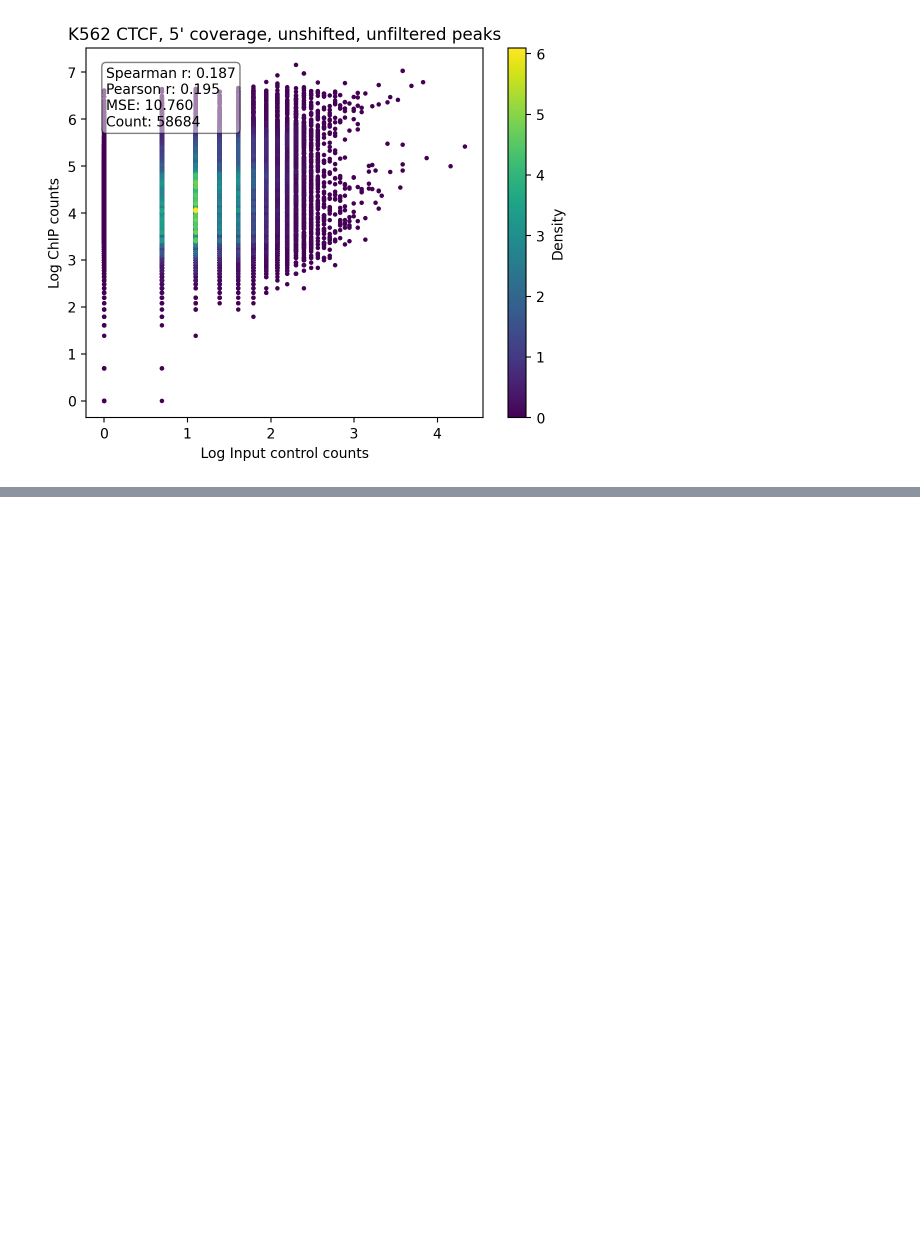
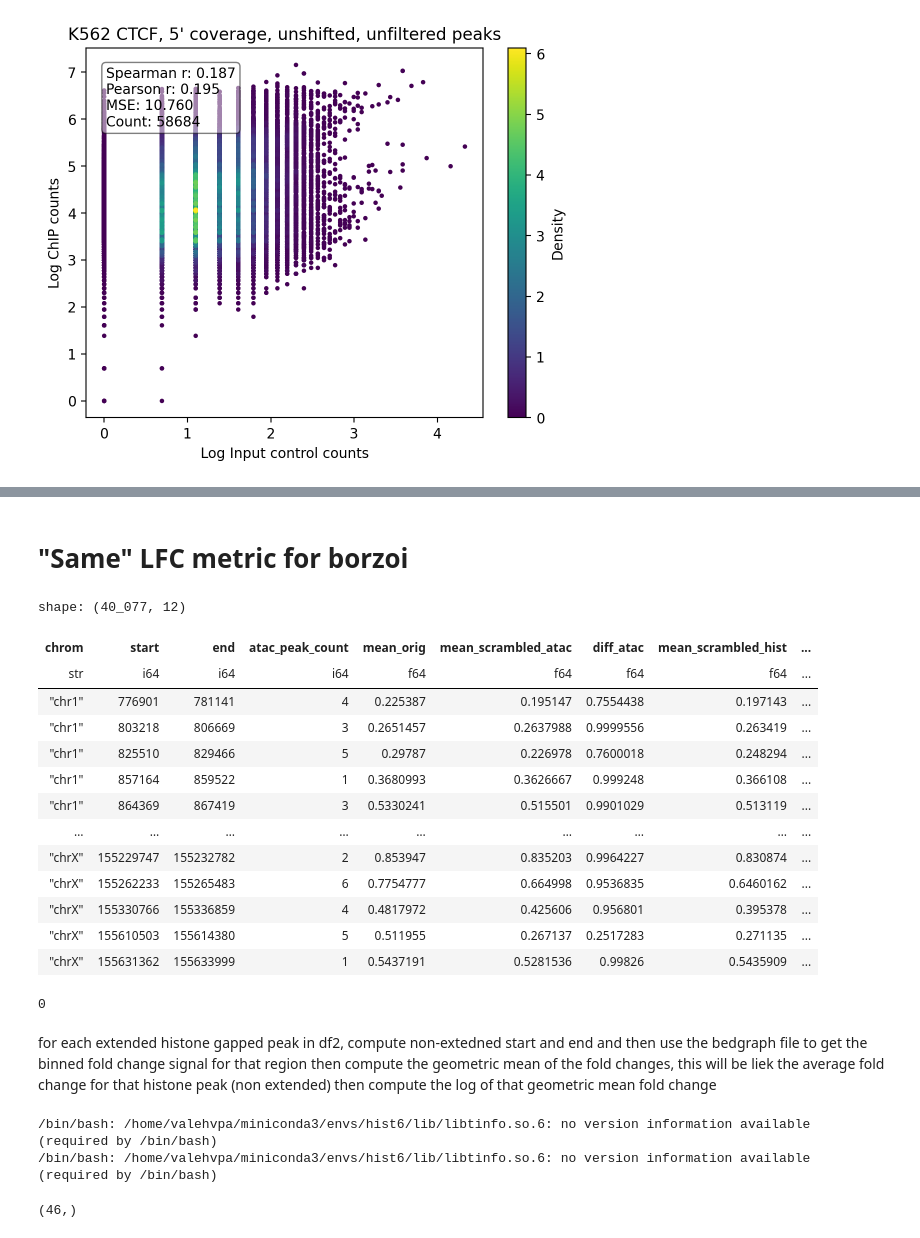
Before and after one commit to kundajelab/histobpnet, a Jupyter notebook: experiments/valeh/notebooks/1_19_2026.ipynb, the cells around one changed output, grey strips where cells are left out. Cells and saved outputs as stored; diff of their text form; code cells hidden in the pictures; blank space fills up the shorter version.

```diff
--- a/experiments/valeh/notebooks/1_19_2026.ipynb
+++ b/experiments/valeh/notebooks/1_19_2026.ipynb
@@ -169,0 +794,46 @@ plt.show()
+# %% [markdown]
+# "Same" LFC metric for borzoi
+# %%
+p = "/large_storage/goodarzilab/valehvpa/data/projects/scCisTrans/for_borzoi/histone/peak_scramble/peak_scramble_py/temp_saved_7/df2_s.pkl"
+pbedg = "/large_storage/goodarzilab/valehvpa/data/projects/scCisTrans/for_borzoi/histone/peak_scramble/peak_scramble_py/temp_saved_7/orig_output_untransformed_sorted.bedgraph"
+
+# read pkl
+import pickle
+df2_s = pickle.load(open(p, "rb"))
+df2 = df2_s["20251103_121542"]
+df2
+
+# df2 contains extended histone gapped peak coordinates
+# %% [output]
+shape: (40_077, 12)
+| chrom | start | end | atac_peak_count | mean_orig | mean_scrambled_atac | diff_atac | mean_scrambled_hist | ... |
+| str | i64 | i64 | i64 | f64 | f64 | f64 | f64 | ... |
+| "chr1" | 776901 | 781141 | 4 | 0.225387 | 0.195147 | 0.7554438 | 0.197143 | ... |
+| "chr1" | 803218 | 806669 | 3 | 0.2651457 | 0.2637988 | 0.9999556 | 0.263419 | ... |
+| "chr1" | 825510 | 829466 | 5 | 0.29787 | 0.226978 | 0.7600018 | 0.248294 | ... |
+| "chr1" | 857164 | 859522 | 1 | 0.3680993 | 0.3626667 | 0.999248 | 0.366108 | ... |
+| "chr1" | 864369 | 867419 | 3 | 0.5330241 | 0.515501 | 0.9901029 | 0.513119 | ... |
+| … | … | … | … | … | … | … | … | ... |
+| "chrX" | 155229747 | 155232782 | 2 | 0.853947 | 0.835203 | 0.9964227 | 0.830874 | ... |
+| "chrX" | 155262233 | 155265483 | 6 | 0.7754777 | 0.664998 | 0.9536835 | 0.6460162 | ... |
+| "chrX" | 155330766 | 155336859 | 4 | 0.4817972 | 0.425606 | 0.956801 | 0.395378 | ... |
+| "chrX" | 155610503 | 155614380 | 5 | 0.511955 | 0.267137 | 0.2517283 | 0.271135 | ... |
+| "chrX" | 155631362 | 155633999 | 1 | 0.5437191 | 0.5281536 | 0.99826 | 0.5435909 | ... |
+# %%
+(df2["atac_peak_count"] == 0).sum()
+# %% [output]
+0
+# %% [markdown]
+for each extended histone gapped peak in df2, compute non-extedned start and end and then use the bedgraph file to get the binned fold change
+signal for that region
+then compute the geometric mean of the fold changes, this will be liek the average fold change for that histone peak (non extended)
+then compute the log of that geometric mean fold change
+# %%
+# bgzip compress
+!bgzip -c "/large_storage/goodarzilab/valehvpa/data/projects/scCisTrans/for_borzoi/histone/peak_scramble/peak_scramble_py/temp_saved_7/orig_output_untransformed_sorted.bedgraph" > "./temp_orig_output_untransformed_sorted.bedgraph.gz"
+
+# tabix index as BED-like intervals
+!tabix -p bed "./temp_orig_output_untransformed_sorted.bedgraph.gz"
+# %% [output]
+/bin/bash: /home/valehvpa/miniconda3/envs/hist6/lib/libtinfo.so.6: no version information available (required by /bin/bash)
+/bin/bash: /home/valehvpa/miniconda3/envs/hist6/lib/libtinfo.so.6: no version information available (required by /bin/bash)
@@ -169,0 +910,4 @@ plt.show()
+# %%
+vectors["chr1:803218-806669"].shape
+# %% [output]
+(46,)
```
Also changed, not shown: parts of 41 cells of this notebook, 10 other files.
